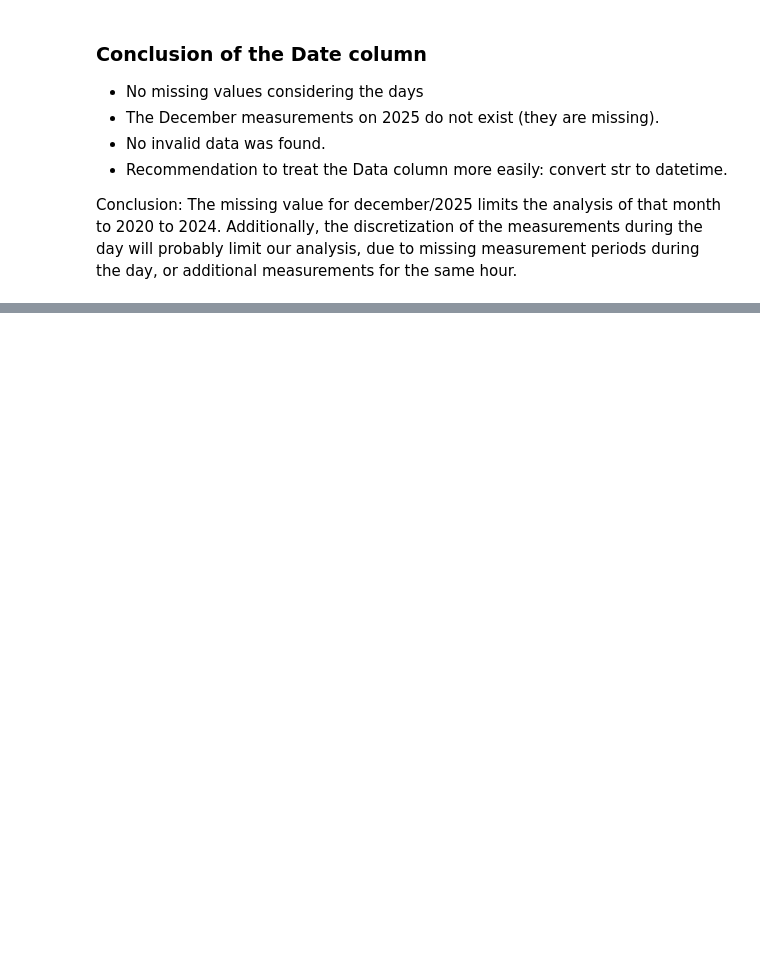
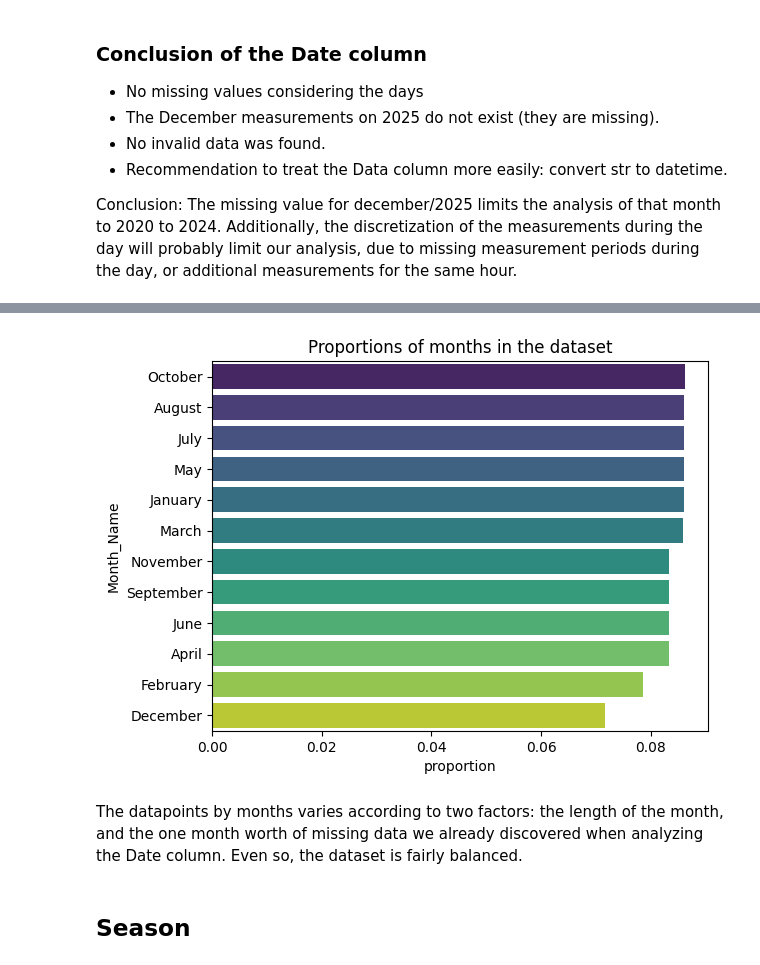
Before and after one commit to coffeedrunkpanda/project-2-eda-sql, a Jupyter notebook: eda-univariate.ipynb, the cells around one changed output, grey strips where cells are left out. Cells and saved outputs as stored; diff of their text form; code cells hidden in the pictures; blank space fills up the shorter version.

```diff
--- a/eda-univariate.ipynb
+++ b/eda-univariate.ipynb
@@ -294,0 +374,15 @@ due to missing measurement periods during the day, or additional measurements fo
+# %%
+import seaborn as sns
+import matplotlib.pyplot as plt
+
+
+ax = sns.barplot(y="Month_Name", x = "proportion", data=proportions_table, palette='viridis', hue="Month_Name")
+ax.set_title("Proportions of months in the dataset")
+plt.show()
+# %% [output]
+[figure, added]
+# %% [markdown]
+The datapoints by months varies according to two factors: the length of the month, and the one month worth of missing data we already discovered when analyzing the Date column.
+Even so, the dataset is fairly balanced.
+# %% [markdown]
+## Season
```
Also changed, not shown: parts of 37 cells of this notebook.
